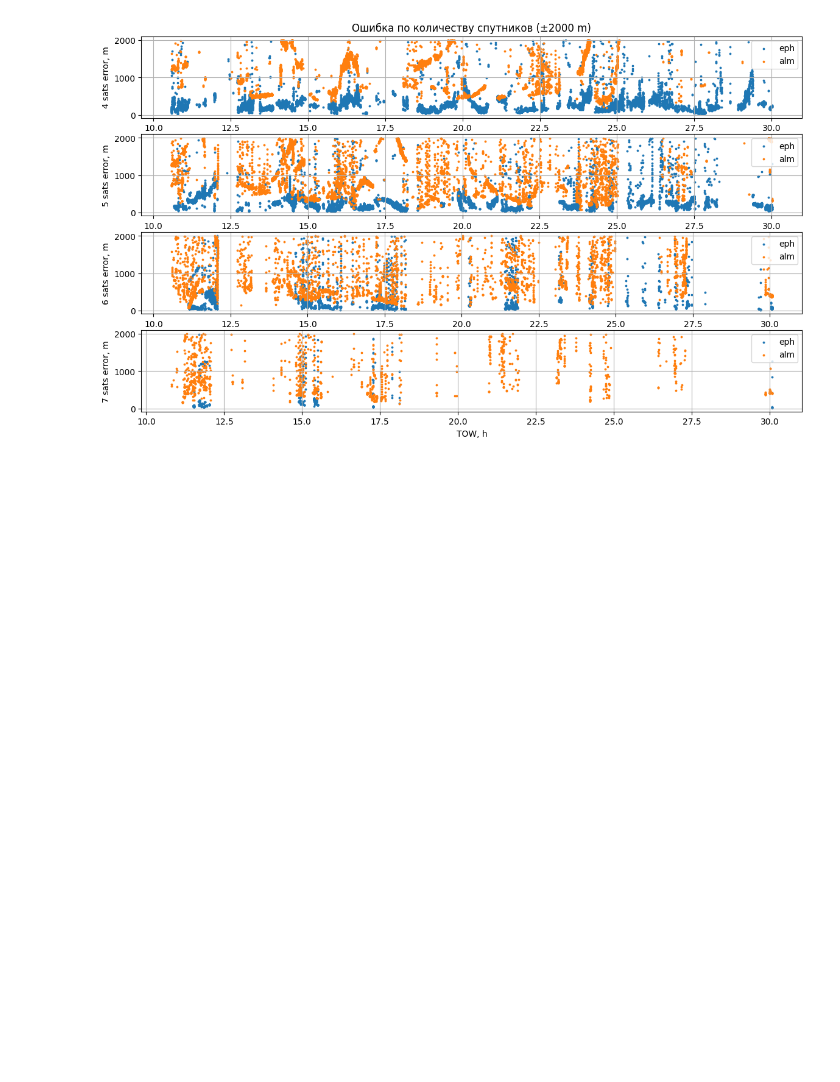
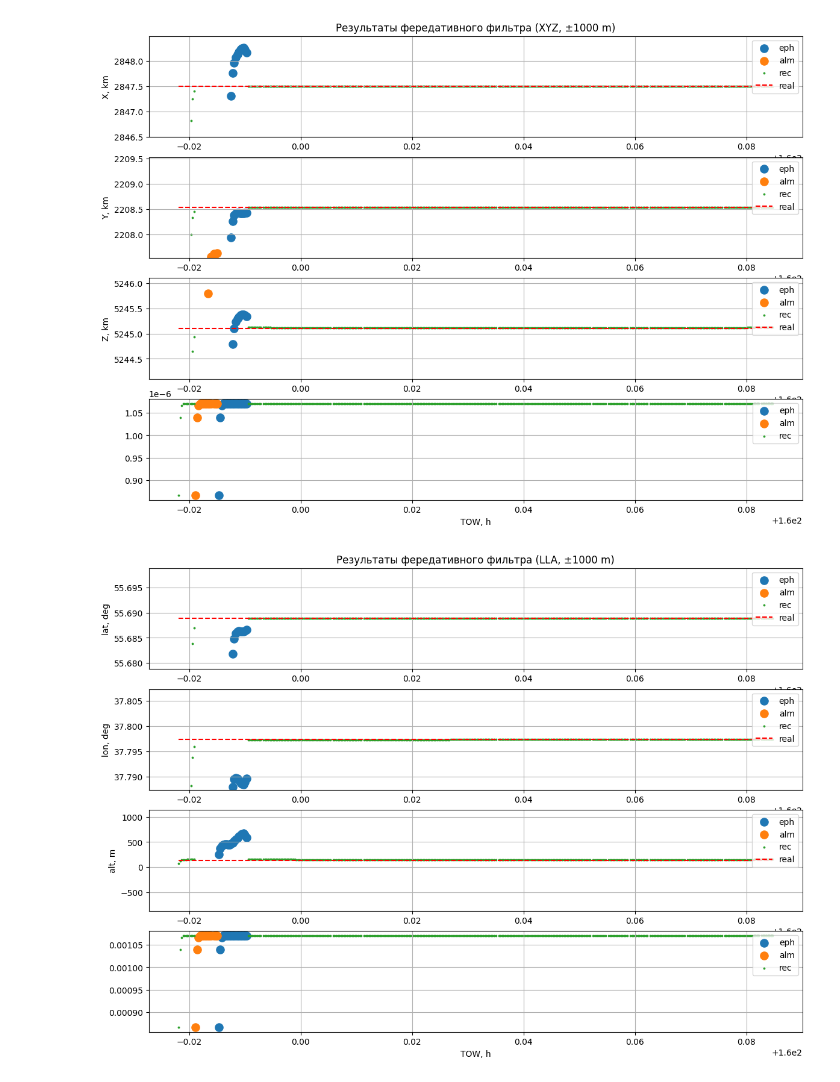
Before and after one commit to AlexKochnov/raspi_GPS, a Jupyter notebook: drawer.ipynb, the cells around one changed output. Saved outputs shown, nothing was run; the diff lists cells and outputs as text; code cells hidden in the pictures; blank space fills up the shorter version.

```diff
--- a/drawer.ipynb
+++ b/drawer.ipynb
@@ -107,4 +168,4 @@ plt.savefig(f'calculated_lla{H_}.png', dpi=600)
 # %%
 #TODO: график- количество спутников (АЕ), ошибка (RAE), ???
-H_ = 2000
+# H_ = 2000
 # %%
@@ -131,20 +190,52 @@ plt.savefig(f'error_and_satcount.png', dpi=600)
 # %%
-fig, axs = plt.subplots(4, figsize=(14, 8))
-
-for name, DF in zip(['eph', 'alm'], [ eph, alm]):
-    DF['error'] = DF.apply(lambda row: np.linalg.norm([row.X-ECEF[0], row.Y-ECEF[1], row.Z-ECEF[2]]) , axis=1)
-    for i, sat_count in enumerate([4, 5, 6, 7]):
-        DF1 = DF[(DF.error < H_) & (DF.sat_count == sat_count)]
-        axs[i].scatter(DF1.time, DF1['error'], label=name, s=MS)
-        axs[i].set_ylabel(f'{sat_count} sats error, m')
-        # if name != 'rec':
-        #     axs[1].scatter(DF.time, DF['sat_count'], label=name, s=MS)
-        # axs[i].plot(DF.time, DF[type], label=name)
-for i in range(4):
-    axs[i].legend(loc='upper right')
-    axs[i].grid()
-axs[0].set_title(f'Ошибка по количеству спутников (±{H_} m)')
-axs[-1].set_xlabel('TOW, h')
-plt.savefig(f'errorFORsatcount.png', dpi=600)
+# fig, axs = plt.subplots(4, figsize=(14, 8))
+#
+# for name, DF in zip(['eph', 'alm'], [ eph, alm]):
+#     DF['error'] = DF.apply(lambda row: np.linalg.norm([row.X-ECEF[0], row.Y-ECEF[1], row.Z-ECEF[2]]) , axis=1)
+#     for i, sat_count in enumerate([4, 5, 6, 7]):
+#         DF1 = DF[(DF.error < H_) & (DF.sat_count == sat_count)]
+#         axs[i].scatter(DF1.time, DF1['error'], label=name, s=MS)
+#         axs[i].set_ylabel(f'{sat_count} sats error, m')
+#         # if name != 'rec':
+#         #     axs[1].scatter(DF.time, DF['sat_count'], label=name, s=MS)
+#         # axs[i].plot(DF.time, DF[type], label=name)
+# for i in range(4):
+#     axs[i].legend(loc='upper right')
+#     axs[i].grid()
+# axs[0].set_title(f'Ошибка по количеству спутников (±{H_} m)')
+# axs[-1].set_xlabel('TOW, h')
+# plt.savefig(f'errorFORsatcount.png', dpi=600)
-# %% [output]
-[figure, removed]
+# %%
+def draw_filtered_FFK(DF, H, name, base):
+    fig, axs = plt.subplots(4, figsize=(14, 10))
+    type_names = 'XYZ' if name == 'XYZ' else ['lat', 'lon', 'alt']
+    type_source = 'xyz_source' if name == 'XYZ' else 'lla_source'
+    type_val = 'xyz_val' if name == 'XYZ' else 'lla_val'
+    meas_type = [', km', ', km', ', km'] if name == 'XYZ' else [', deg', ', deg', ', m']
+    scale = 1e-3 if name == 'XYZ' else 1
+    for i, type in enumerate(type_names):
+        for source in ['eph', 'alm', 'rec']:
+            D1 = DF[DF[type_source] == source]
+            axs[i].scatter(D1.time, D1[type] * scale, label=source, s=MS if source == 'rec' else MS*30)
+        axs[i].plot([min(DF.time), max(DF.time)], [base[i] * scale, base[i] * scale], '--', label='real', color='red')
+        axs[i].set_ylabel(type + meas_type[i])
+        axs[i].set_ylim((base[i] - H[i]) * scale, (base[i] + H[i]) * scale)
+        axs[i].legend(loc='upper right')
+        axs[i].grid()
+    for source in ['eph', 'alm', 'rec']:
+        D1 = DF[DF[type_source] == source]
+        axs[3].scatter(D1.time, D1[type_val] * scale, label=source, s=MS if source == 'rec' else MS*30)
+        axs[3].legend(loc='upper right')
+        # axs[3].set_ylim([0.00107, 0.001071])
+        axs[3].grid()
+    axs[0].set_title(f'Результаты фередативного фильтра ({name}, ±{H_} m)')
+    axs[-1].set_xlabel('TOW, h')
+    plt.savefig(f'{folder}{prefix}_{name}_FFK{H_}.png', dpi=600)
+    # plt.show()
+
+# H_ = 100e3
+draw_filtered_FFK(FFK, [H_, H_, H_], 'XYZ', ECEF)
+draw_filtered_FFK(FFK, [H_ / 100e3, H_ / 100e3, H_ / 1], 'LLA', mylla)
+# %% [output]
+[figure, added]
+[figure, added]
```
Also changed, not shown: parts of 14 cells of this notebook, 10 other files.
